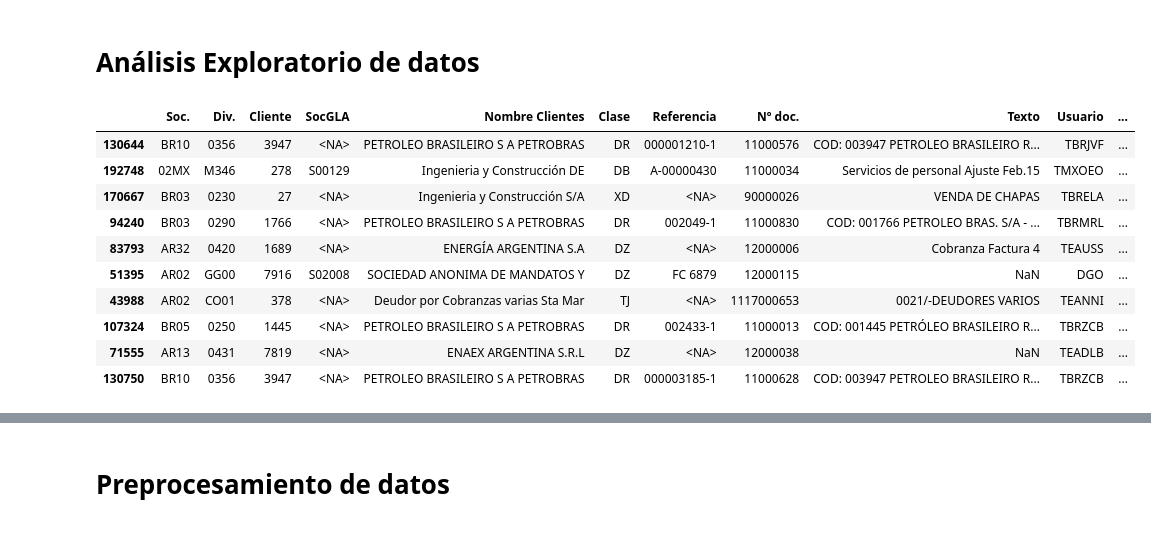
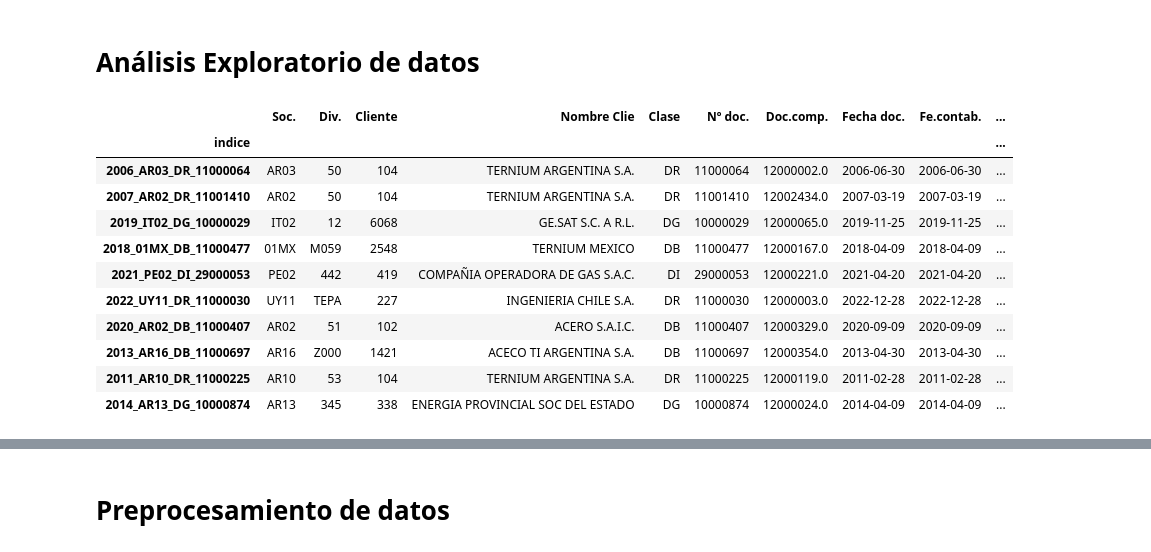
Before and after one commit to 1fac/mi_proyecto_git_61680, a Jupyter notebook: Mi_proyecto_61680.ipynb, the cells around one changed output, grey strips where cells are left out. Drawn from its saved outputs; the diff is of its cells as text; code cells hidden in the pictures.

```diff
--- a/Mi_proyecto_61680.ipynb
+++ b/Mi_proyecto_61680.ipynb
@@ -361 +653,5 @@ df_comp_orig['Doc.comp.'] = pd.to_numeric(df_comp_orig['Doc.comp.'], errors='coe
+# %%
+Facturación = Facturación[Facturación['Primeros_3'] != '900']
+# %%
+Facturación = Facturación.drop(columns=['Primeros_3'])
 # %%
@@ -380,0 +708,7 @@ memory usage: 66.5+ MB
+# %%
+Facturación = Facturación[Facturación['Importe en MD'] != 0]
+# %%
+Facturación['Tp.camb.ef.'] = Facturación.apply(
+    lambda row: row['Importe en ML'] / row['Importe en MD'] if pd.isna(row['Tp.camb.ef.']) else row['Tp.camb.ef.'],
+    axis=1)
+Facturación
@@ -381,16 +730,17 @@ memory usage: 66.5+ MB
 # %% [markdown]
 # Análisis Exploratorio de datos
 # %%
-df_comp_orig.sample(10)
+Facturación.sample(10)
 # %% [output]
-|  | Soc. | Div. | Cliente | SocGLA | Nombre Clientes | Clase | Referencia | Nº doc. | Texto | Usuario | ... |
-| 130644 | BR10 | 0356 | 3947 | <NA> | PETROLEO BRASILEIRO S A PETROBRAS | DR | 000001210-1 | 11000576 | COD: 003947 PETROLEO BRASILEIRO R... | TBRJVF | ... |
-| 192748 | 02MX | M346 | 278 | S00129 | Ingenieria y Construcción DE | DB | A-00000430 | 11000034 | Servicios de personal Ajuste Feb.15 | TMXOEO | ... |
-| 170667 | BR03 | 0230 | 27 | <NA> | Ingenieria y Construcción S/A | XD | <NA> | 90000026 | VENDA DE CHAPAS | TBRELA | ... |
-| 94240 | BR03 | 0290 | 1766 | <NA> | PETROLEO BRASILEIRO S A PETROBRAS | DR | 002049-1 | 11000830 | COD: 001766 PETROLEO BRAS. S/A - ... | TBRMRL | ... |
-| 83793 | AR32 | 0420 | 1689 | <NA> | ENERGÍA ARGENTINA S.A | DZ | <NA> | 12000006 | Cobranza Factura 4 | TEAUSS | ... |
-| 51395 | AR02 | GG00 | 7916 | S02008 | SOCIEDAD ANONIMA DE MANDATOS Y | DZ | FC 6879 | 12000115 | NaN | DGO | ... |
-| 43988 | AR02 | CO01 | 378 | <NA> | Deudor por Cobranzas varias Sta Mar | TJ | <NA> | 1117000653 | 0021/-DEUDORES VARIOS | TEANNI | ... |
-| 107324 | BR05 | 0250 | 1445 | <NA> | PETROLEO BRASILEIRO S A PETROBRAS | DR | 002433-1 | 11000013 | COD: 001445 PETRÓLEO BRASILEIRO R... | TBRZCB | ... |
-| 71555 | AR13 | 0431 | 7819 | <NA> | ENAEX ARGENTINA S.R.L | DZ | <NA> | 12000038 | NaN | TEADLB | ... |
-| 130750 | BR10 | 0356 | 3947 | <NA> | PETROLEO BRASILEIRO S A PETROBRAS | DR | 000003185-1 | 11000628 | COD: 003947 PETROLEO BRASILEIRO R... | TBRZCB | ... |
+|  | Soc. | Div. | Cliente | Nombre Clie | Clase | Nº doc. | Doc.comp. | Fecha doc. | Fe.contab. | ... |
+| indice |  |  |  |  |  |  |  |  |  | ... |
+| 2006_AR03_DR_11000064 | AR03 | 50 | 104 | TERNIUM ARGENTINA S.A. | DR | 11000064 | 12000002.0 | 2006-06-30 | 2006-06-30 | ... |
+| 2007_AR02_DR_11001410 | AR02 | 50 | 104 | TERNIUM ARGENTINA S.A. | DR | 11001410 | 12002434.0 | 2007-03-19 | 2007-03-19 | ... |
+| 2019_IT02_DG_10000029 | IT02 | 12 | 6068 | GE.SAT S.C. A R.L. | DG | 10000029 | 12000065.0 | 2019-11-25 | 2019-11-25 | ... |
+| 2018_01MX_DB_11000477 | 01MX | M059 | 2548 | TERNIUM MEXICO | DB | 11000477 | 12000167.0 | 2018-04-09 | 2018-04-09 | ... |
+| 2021_PE02_DI_29000053 | PE02 | 442 | 419 | COMPAÑIA OPERADORA DE GAS S.A.C. | DI | 29000053 | 12000221.0 | 2021-04-20 | 2021-04-20 | ... |
+| 2022_UY11_DR_11000030 | UY11 | TEPA | 227 | INGENIERIA CHILE S.A. | DR | 11000030 | 12000003.0 | 2022-12-28 | 2022-12-28 | ... |
+| 2020_AR02_DB_11000407 | AR02 | 51 | 102 | ACERO S.A.I.C. | DB | 11000407 | 12000329.0 | 2020-09-09 | 2020-09-09 | ... |
+| 2013_AR16_DB_11000697 | AR16 | Z000 | 1421 | ACECO TI ARGENTINA S.A. | DB | 11000697 | 12000354.0 | 2013-04-30 | 2013-04-30 | ... |
+| 2011_AR10_DR_11000225 | AR10 | 53 | 104 | TERNIUM ARGENTINA S.A. | DR | 11000225 | 12000119.0 | 2011-02-28 | 2011-02-28 | ... |
+| 2014_AR13_DG_10000874 | AR13 | 345 | 338 | ENERGIA PROVINCIAL SOC DEL ESTADO | DG | 10000874 | 12000024.0 | 2014-04-09 | 2014-04-09 | ... |
```
Also changed, not shown: parts of 97 cells of this notebook.
